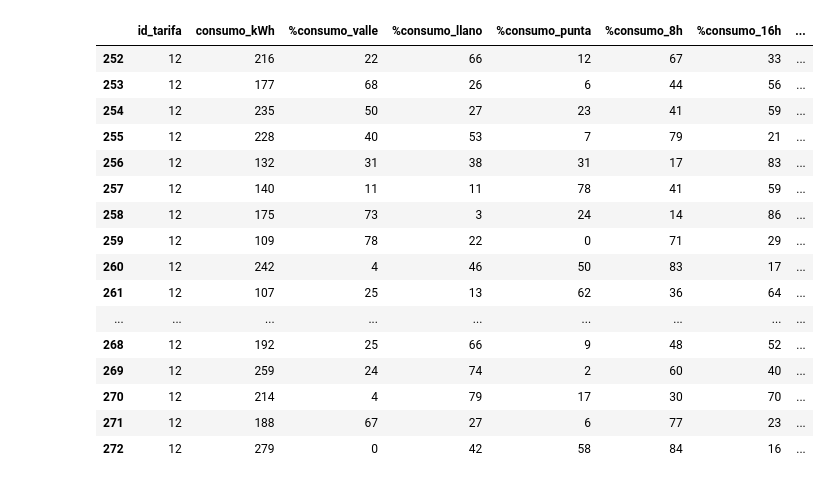
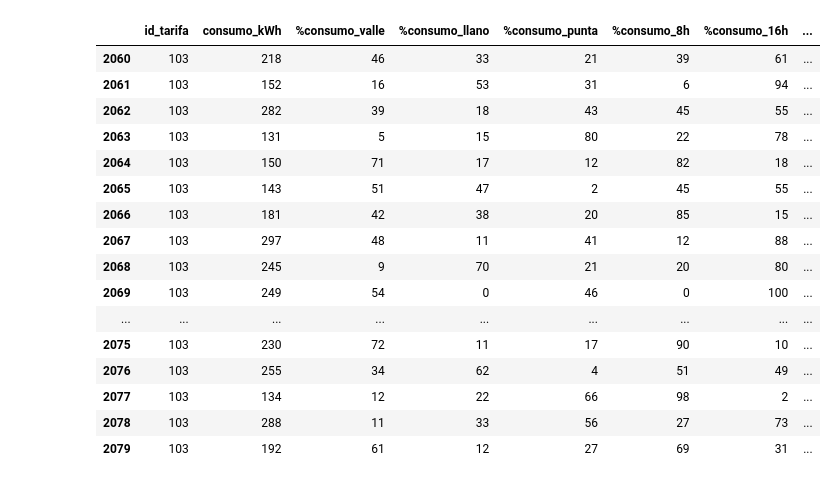
Before and after one commit to emmawv/desafio_comparador, a Jupyter notebook: Codigo/Generador sinteticos.ipynb, the cells around one changed output. Saved outputs shown, nothing was run; the diff lists cells and outputs as text; code cells hidden in the pictures.

Commit message:
'modelos'

```diff
--- a/Codigo/Generador sinteticos.ipynb
+++ b/Codigo/Generador sinteticos.ipynb
@@ -78,0 +136,3 @@ totales = totales.rename(columns={'tarifa': 'id_tarifa'})
+# %%
+# Para que se vean todas las columnas
+pd.set_option('display.max_columns', None)
@@ -78,0 +143,4 @@ totales = totales.rename(columns={'tarifa': 'id_tarifa'})
+# %%
+# Declaramos en una variable la vase de datos de los consumos
+
+totales = pd.read_csv('../Datos/consumos_modelo.csv')
@@ -79,6 +167,6 @@ totales = totales.rename(columns={'tarifa': 'id_tarifa'})
 # %%
 # Traigo la base de datos
-df = pd.read_csv('../Datos/database_desafio.csv',sep =';')
+df = pd.read_csv('../Datos/tarifas.csv',sep =';')
 # %%
 # Uno los datos sinteticos con las tarifas
 clientes_tarifas = pd.merge(totales, df, left_on='id_tarifa', right_on='id', how='left')
@@ -85,22 +189,22 @@ clientes_tarifas = pd.merge(totales, df, left_on='id_tarifa', right_on='id', how
 # %%
-# comprobamos por tarifas si el merge es como debe
+# comprobamos por tarifas si el merge es como debe tambien comprobando que hay
 
-clientes_tarifas[clientes_tarifas['id_tarifa'] == 12]
+clientes_tarifas[clientes_tarifas['id_tarifa'] >= 103]
 # %% [output]
 |  | id_tarifa | consumo_kWh | %consumo_valle | %consumo_llano | %consumo_punta | %consumo_8h | %consumo_16h | ... |
-| 252 | 12 | 216 | 22 | 66 | 12 | 67 | 33 | ... |
-| 253 | 12 | 177 | 68 | 26 | 6 | 44 | 56 | ... |
-| 254 | 12 | 235 | 50 | 27 | 23 | 41 | 59 | ... |
-| 255 | 12 | 228 | 40 | 53 | 7 | 79 | 21 | ... |
-| 256 | 12 | 132 | 31 | 38 | 31 | 17 | 83 | ... |
-| 257 | 12 | 140 | 11 | 11 | 78 | 41 | 59 | ... |
-| 258 | 12 | 175 | 73 | 3 | 24 | 14 | 86 | ... |
-| 259 | 12 | 109 | 78 | 22 | 0 | 71 | 29 | ... |
-| 260 | 12 | 242 | 4 | 46 | 50 | 83 | 17 | ... |
-| 261 | 12 | 107 | 25 | 13 | 62 | 36 | 64 | ... |
+| 2060 | 103 | 218 | 46 | 33 | 21 | 39 | 61 | ... |
+| 2061 | 103 | 152 | 16 | 53 | 31 | 6 | 94 | ... |
+| 2062 | 103 | 282 | 39 | 18 | 43 | 45 | 55 | ... |
+| 2063 | 103 | 131 | 5 | 15 | 80 | 22 | 78 | ... |
+| 2064 | 103 | 150 | 71 | 17 | 12 | 82 | 18 | ... |
+| 2065 | 103 | 143 | 51 | 47 | 2 | 45 | 55 | ... |
+| 2066 | 103 | 181 | 42 | 38 | 20 | 85 | 15 | ... |
+| 2067 | 103 | 297 | 48 | 11 | 41 | 12 | 88 | ... |
+| 2068 | 103 | 245 | 9 | 70 | 21 | 20 | 80 | ... |
+| 2069 | 103 | 249 | 54 | 0 | 46 | 0 | 100 | ... |
 | ... | ... | ... | ... | ... | ... | ... | ... | ... |
-| 268 | 12 | 192 | 25 | 66 | 9 | 48 | 52 | ... |
-| 269 | 12 | 259 | 24 | 74 | 2 | 60 | 40 | ... |
-| 270 | 12 | 214 | 4 | 79 | 17 | 30 | 70 | ... |
-| 271 | 12 | 188 | 67 | 27 | 6 | 77 | 23 | ... |
-| 272 | 12 | 279 | 0 | 42 | 58 | 84 | 16 | ... |
+| 2075 | 103 | 230 | 72 | 11 | 17 | 90 | 10 | ... |
+| 2076 | 103 | 255 | 34 | 62 | 4 | 51 | 49 | ... |
+| 2077 | 103 | 134 | 12 | 22 | 66 | 98 | 2 | ... |
+| 2078 | 103 | 288 | 11 | 33 | 56 | 27 | 73 | ... |
+| 2079 | 103 | 192 | 61 | 12 | 27 | 69 | 31 | ... |
```
Also changed, not shown: parts of 17 cells of this notebook, 2 other files.
